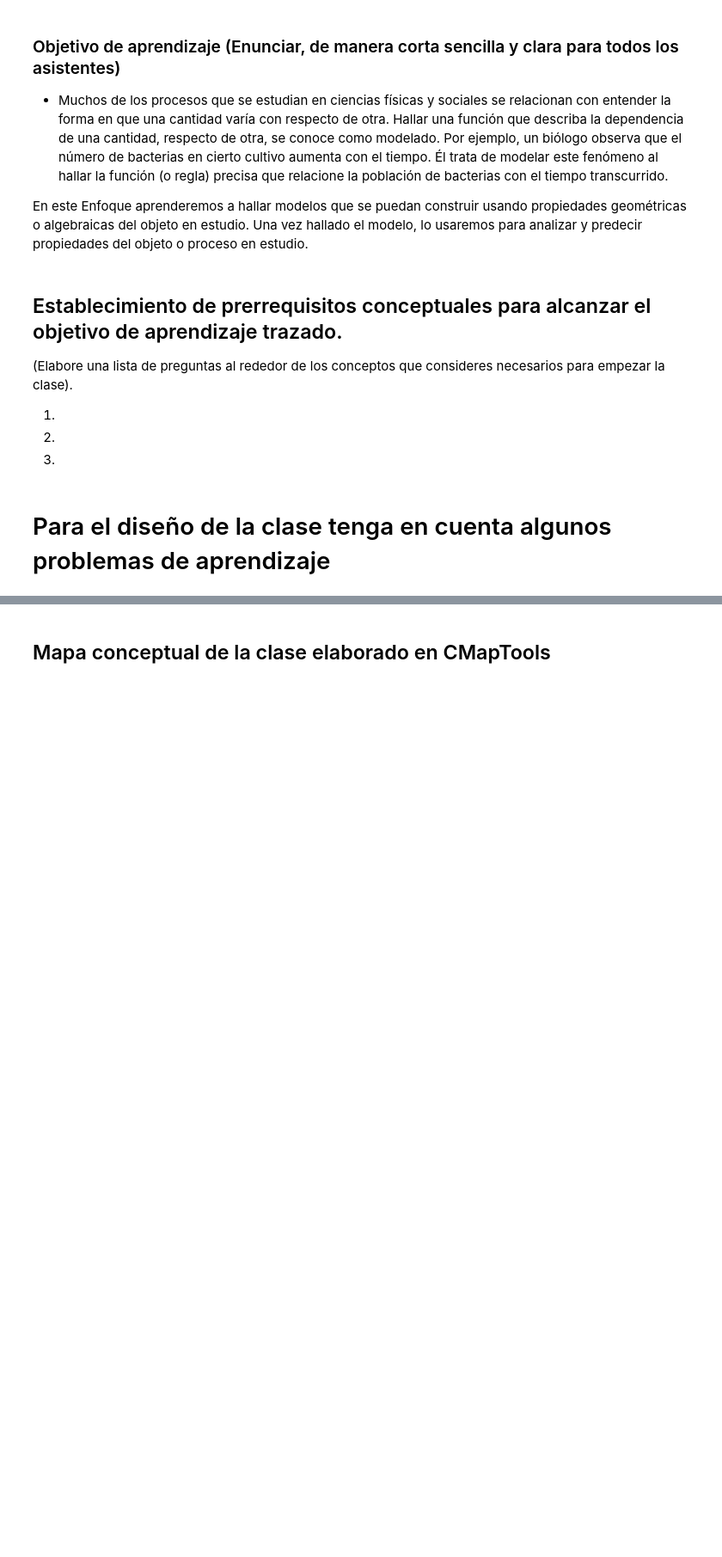
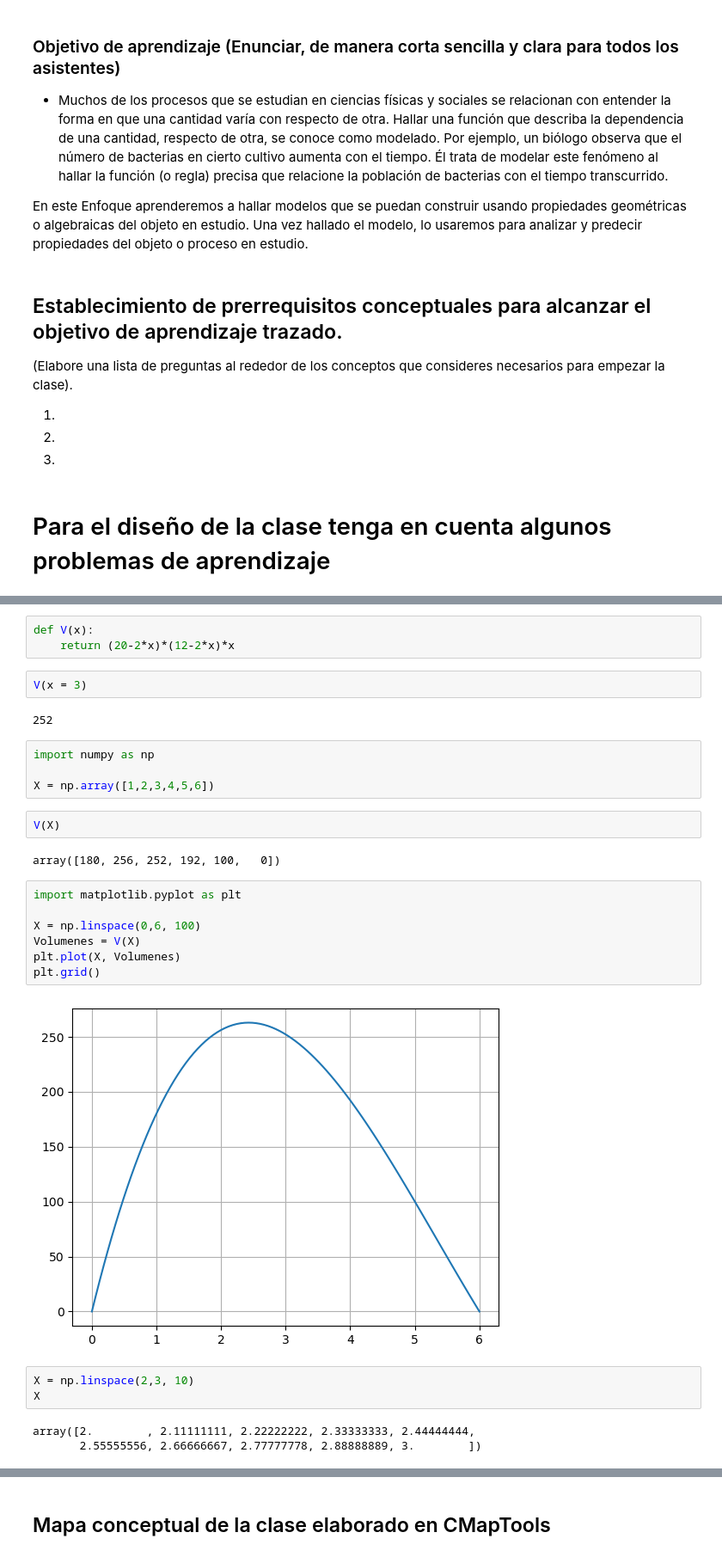
Before and after one commit to marco-canas/fundamentos_de_las_matematicas, a Jupyter notebook: classes/2_functions/modelations/1_modeling_with_functions.ipynb, the cells around one changed output, grey strips where cells are left out. Shown at 86% size. Saved outputs shown, nothing was run; the diff lists cells and outputs as text; blank space fills up the shorter version.

```diff
--- a/classes/2_functions/modelations/1_modeling_with_functions.ipynb
+++ b/classes/2_functions/modelations/1_modeling_with_functions.ipynb
@@ -163,0 +174,30 @@ de lado x en cada esquina y luego doblando hacia arriba los lados (vea la fi gur
+# %%
+def V(x):
+    return (20-2*x)*(12-2*x)*x
+# %%
+V(x = 3)
+# %% [output]
+252
+# %%
+import numpy as np
+
+X = np.array([1,2,3,4,5,6])
+# %%
+V(X)
+# %% [output]
+array([180, 256, 252, 192, 100,   0])
+# %%
+import matplotlib.pyplot as plt
+
+X = np.linspace(0,6, 100)
+Volumenes = V(X)
+plt.plot(X, Volumenes)
+plt.grid()
+# %% [output]
+[figure, added]
+# %%
+X = np.linspace(2,3, 10)
+X
+# %% [output]
+array([2.        , 2.11111111, 2.22222222, 2.33333333, 2.44444444,
+       2.55555556, 2.66666667, 2.77777778, 2.88888889, 3.        ])
```
Also changed, not shown: parts of 15 cells of this notebook, 5 other files.
